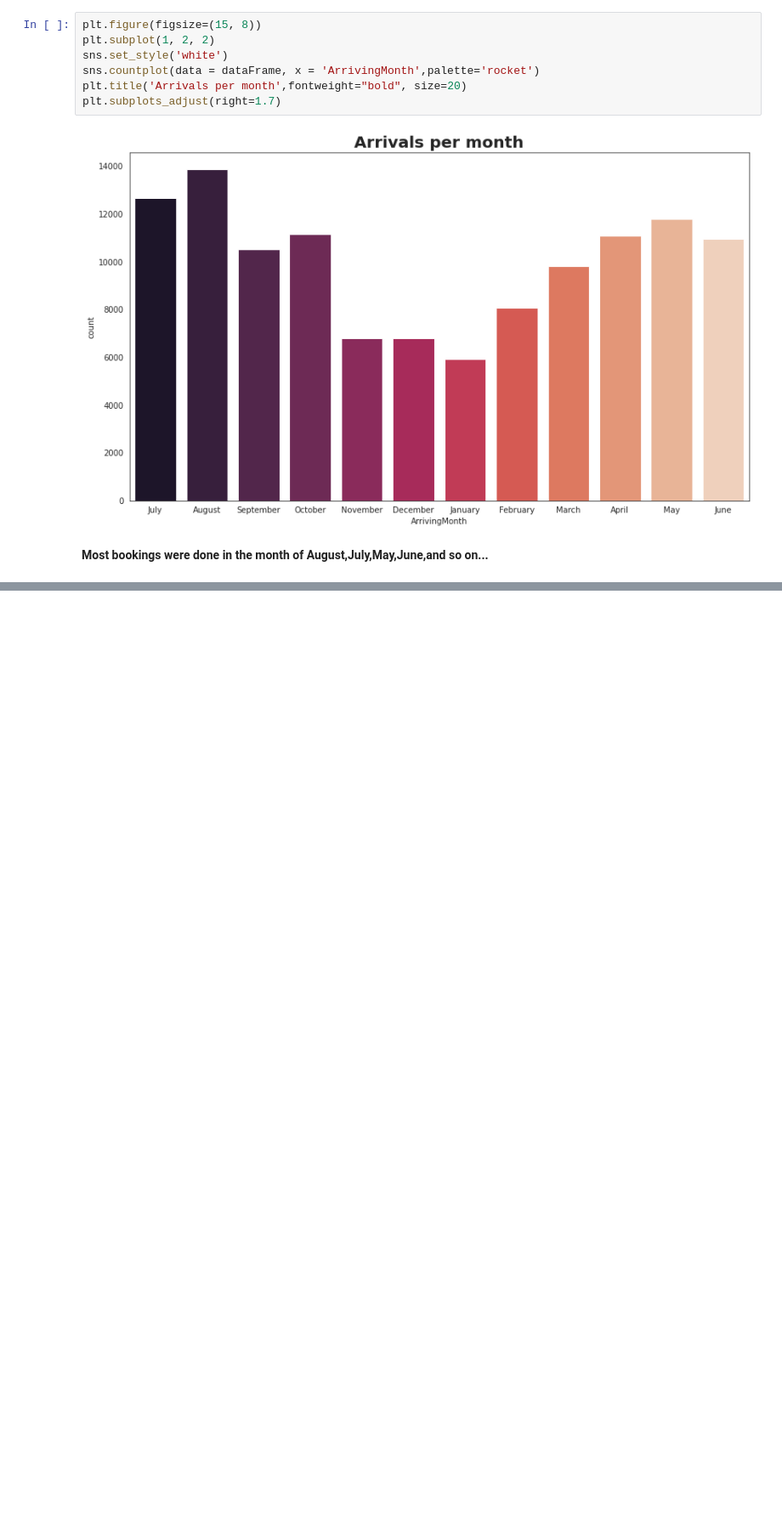
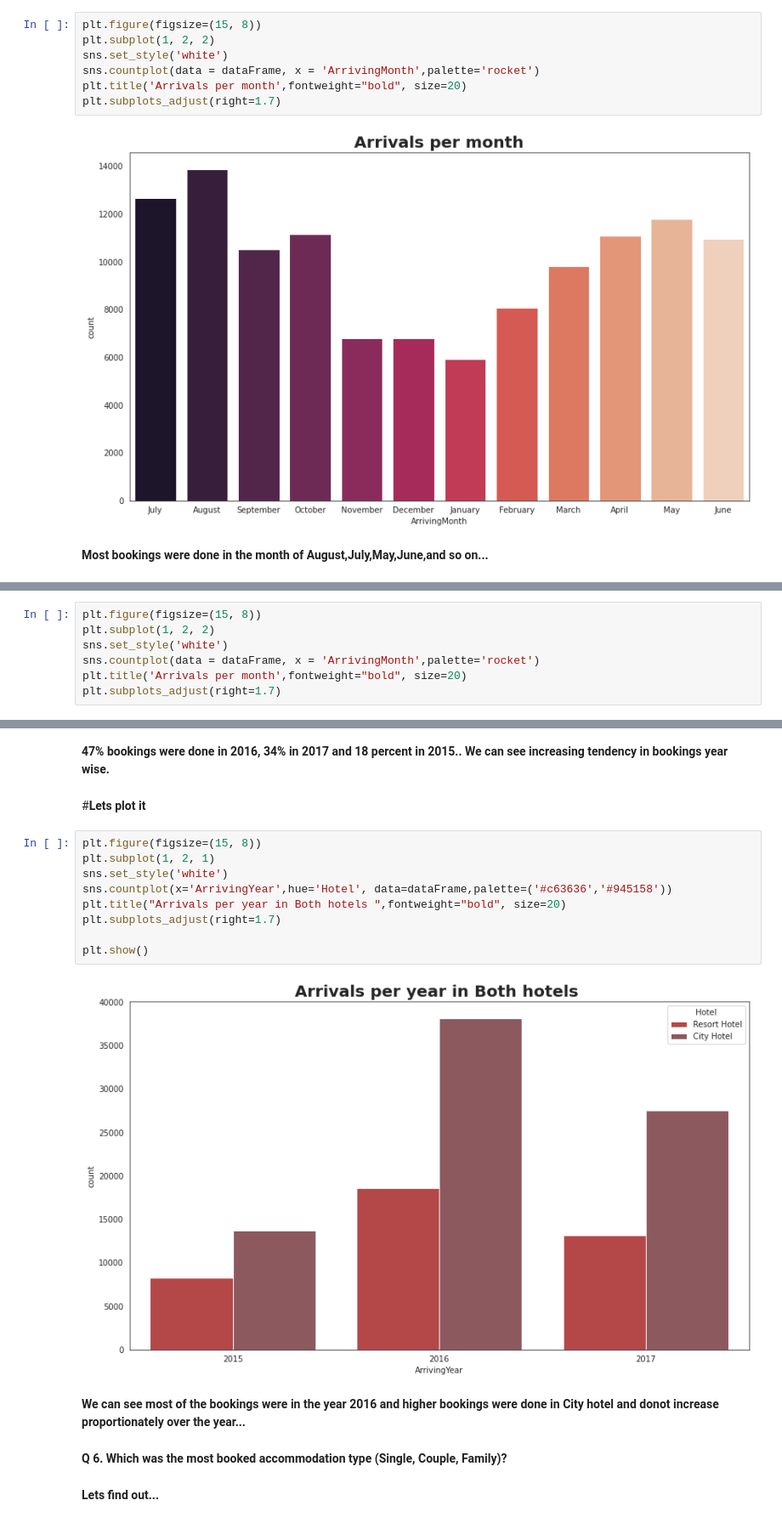
Before and after one commit to Shivraj285/EDA-Hotel-Booking-Analysis, a Jupyter notebook: Shivraj_Y_Saude_Hotel_Booking_Analysis_Capstone_Project.ipynb, the cells around one changed output, grey strips where cells are left out. Shown: that part at 85% size. Drawn from its saved outputs; the diff is of its cells as text; blank space fills up the shorter version.

```diff
--- a/Shivraj_Y_Saude_Hotel_Booking_Analysis_Capstone_Project.ipynb
+++ b/Shivraj_Y_Saude_Hotel_Booking_Analysis_Capstone_Project.ipynb
@@ -433,0 +458,7 @@ plt.subplots_adjust(right=1.7)
+# %%
+plt.figure(figsize=(15, 8))
+plt.subplot(1, 2, 2)
+sns.set_style('white')
+sns.countplot(data = dataFrame, x = 'ArrivingMonth',palette='rocket')
+plt.title('Arrivals per month',fontweight="bold", size=20)
+plt.subplots_adjust(right=1.7)
@@ -433,0 +482,21 @@ plt.subplots_adjust(right=1.7)
+# %% [markdown]
+**47% bookings were done in 2016, 34% in 2017 and 18 percent in 2015.. We can see increasing tendency in bookings year wise.**
+# %% [markdown]
+#**Lets plot it**
+# %%
+plt.figure(figsize=(15, 8))
+plt.subplot(1, 2, 1)
+sns.set_style('white')
+sns.countplot(x='ArrivingYear',hue='Hotel', data=dataFrame,palette=('#c63636','#945158'))
+plt.title("Arrivals per year in Both hotels ",fontweight="bold", size=20)
+plt.subplots_adjust(right=1.7)
+
+plt.show()
+# %% [output]
+[figure, added]
+# %% [markdown]
+**We can see most of the bookings were in the year 2016 and higher bookings were done in City hotel and donot increase proportionately over the year...**
+# %% [markdown]
+**Q 6. Which was the most booked accommodation type (Single, Couple, Family)?**
+# %% [markdown]
+**Lets find out...**
```
Also changed, not shown: parts of 18 cells of this notebook.
